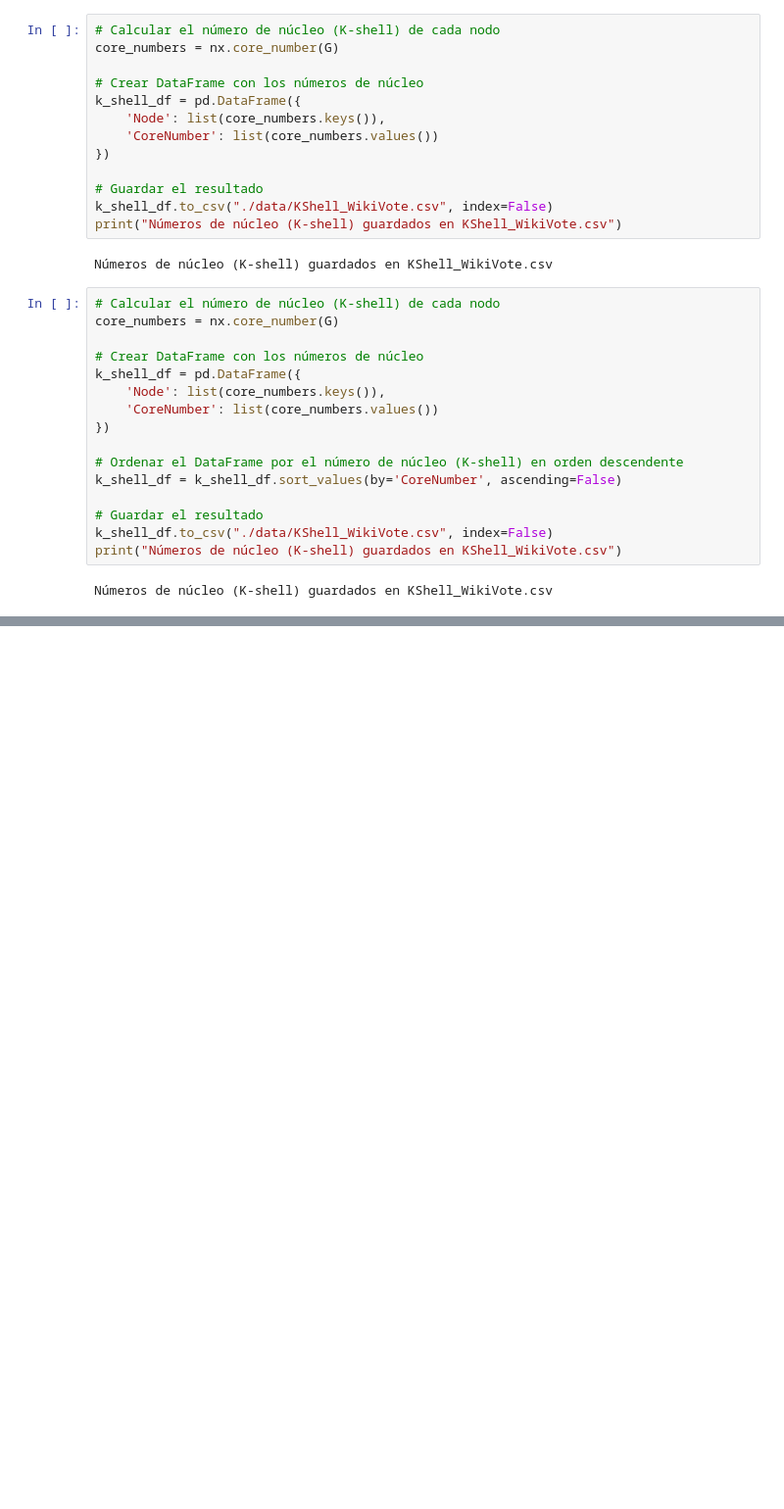
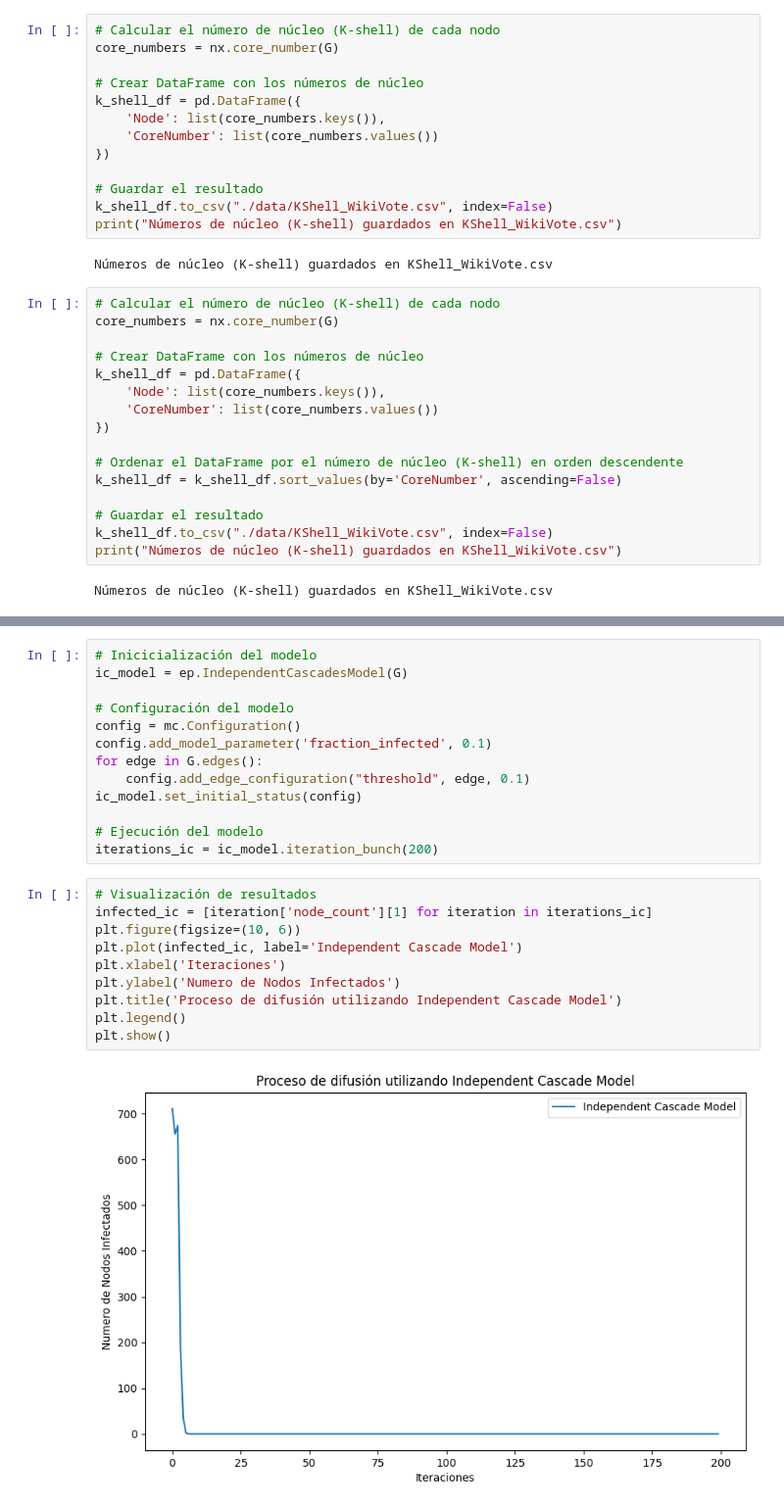
Before and after one commit to angel-salgado-m/proyectoBD3, a Jupyter notebook: proyectoBD3.ipynb, the cells around one changed output, grey strips where cells are left out. Shown at 98% size. Saved outputs shown, nothing was run; the diff lists cells and outputs as text; blank space fills up the shorter version.

```diff
--- a/proyectoBD3.ipynb
+++ b/proyectoBD3.ipynb
@@ -167,0 +203,25 @@ Números de núcleo (K-shell) guardados en KShell_WikiVote.csv
+# %%
+# Inicicialización del modelo
+ic_model = ep.IndependentCascadesModel(G)
+
+# Configuración del modelo
+config = mc.Configuration()
+config.add_model_parameter('fraction_infected', 0.1)
+for edge in G.edges():
+    config.add_edge_configuration("threshold", edge, 0.1)
+ic_model.set_initial_status(config)
+
+# Ejecución del modelo
+iterations_ic = ic_model.iteration_bunch(200)
+# %%
+# Visualización de resultados
+infected_ic = [iteration['node_count'][1] for iteration in iterations_ic]
+plt.figure(figsize=(10, 6))
+plt.plot(infected_ic, label='Independent Cascade Model')
+plt.xlabel('Iteraciones')
+plt.ylabel('Numero de Nodos Infectados')
+plt.title('Proceso de difusión utilizando Independent Cascade Model')
+plt.legend()
+plt.show()
+# %% [output]
+[figure, added]
```
Also changed, not shown: parts of 7 cells of this notebook.
